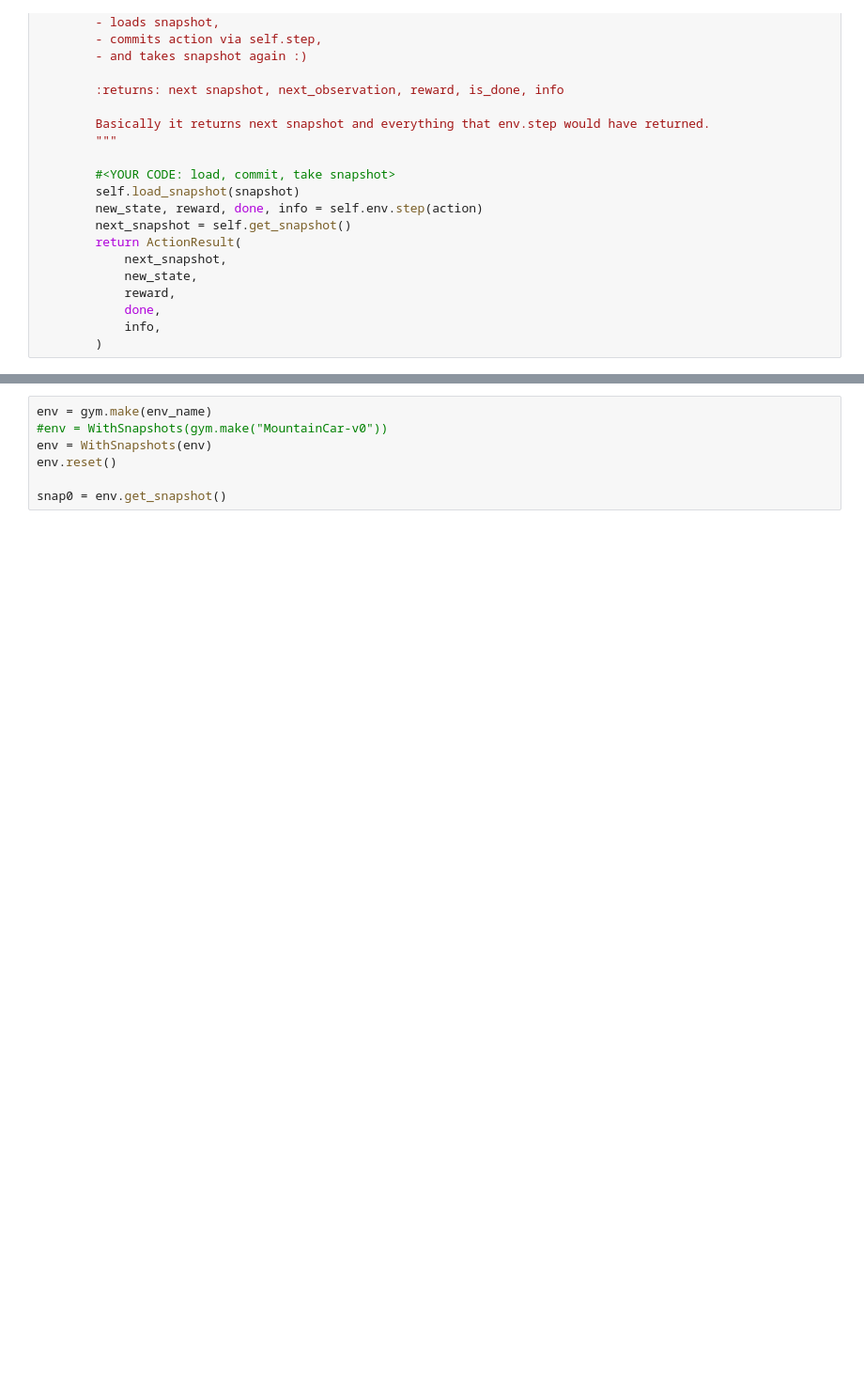
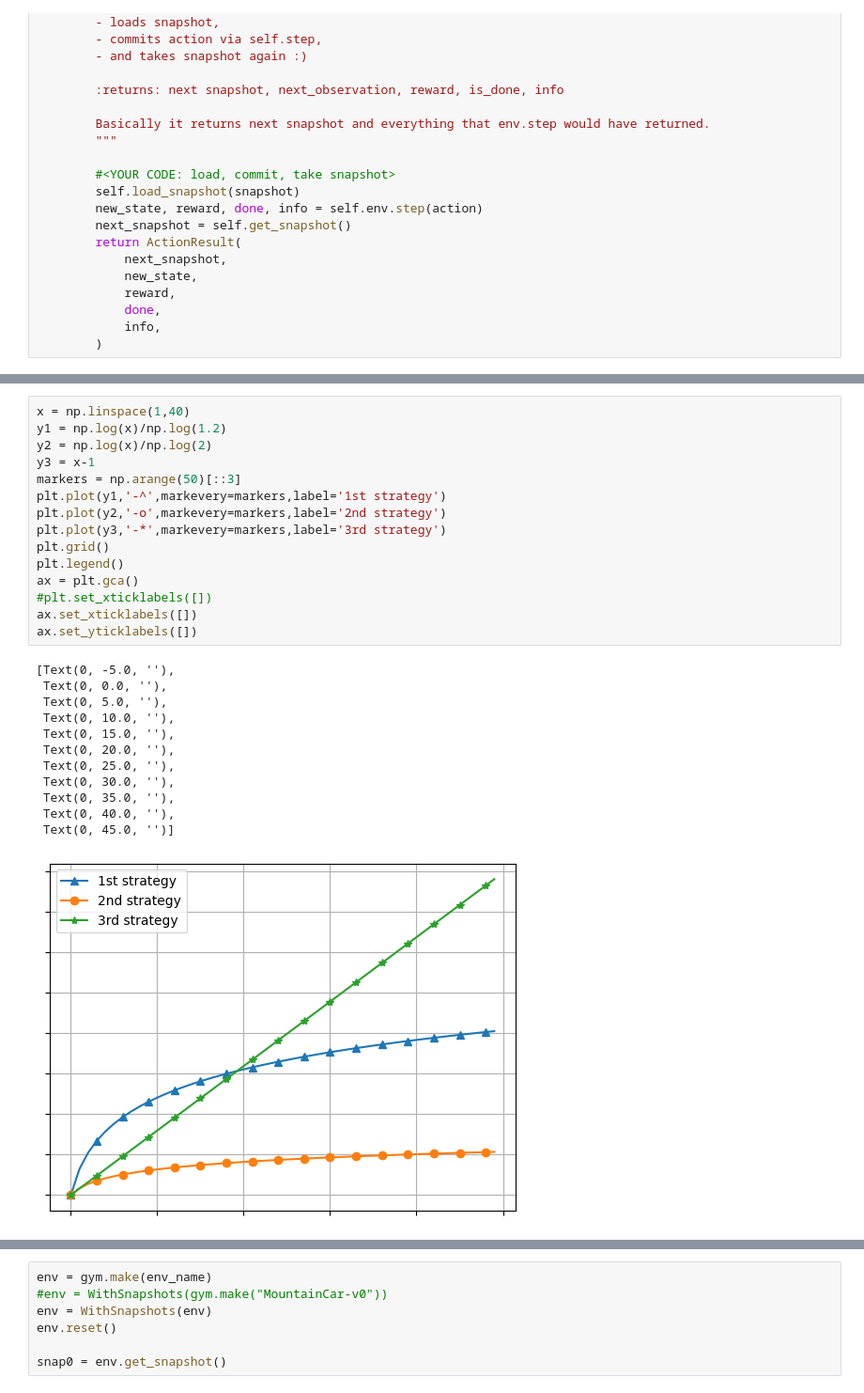
Before and after one commit to bjpublic/Reinforcement_learning, a Jupyter notebook: Chapter07/7장_MCTS.ipynb, the cells around one changed output, grey strips where cells are left out. Shown at 94% size. Drawn from its saved outputs; the diff is of its cells as text; blank space fills up the shorter version.

```diff
--- a/Chapter07/7장_MCTS.ipynb
+++ b/Chapter07/7장_MCTS.ipynb
@@ -136,0 +164,28 @@ initial_state:
+# %%
+x = np.linspace(1,40)
+y1 = np.log(x)/np.log(1.2)
+y2 = np.log(x)/np.log(2)
+y3 = x-1
+markers = np.arange(50)[::3]
+plt.plot(y1,'-^',markevery=markers,label='1st strategy')
+plt.plot(y2,'-o',markevery=markers,label='2nd strategy')
+plt.plot(y3,'-*',markevery=markers,label='3rd strategy')
+plt.grid()
+plt.legend()
+ax = plt.gca()
+#plt.set_xticklabels([])
+ax.set_xticklabels([])
+ax.set_yticklabels([])
+# %% [output]
+[Text(0, -5.0, ''),
+ Text(0, 0.0, ''),
+ Text(0, 5.0, ''),
+ Text(0, 10.0, ''),
+ Text(0, 15.0, ''),
+ Text(0, 20.0, ''),
+ Text(0, 25.0, ''),
+ Text(0, 30.0, ''),
+ Text(0, 35.0, ''),
+ Text(0, 40.0, ''),
+ Text(0, 45.0, '')]
+[figure, added]
```
Also changed, not shown: parts of 15 cells of this notebook, 32 other files.
